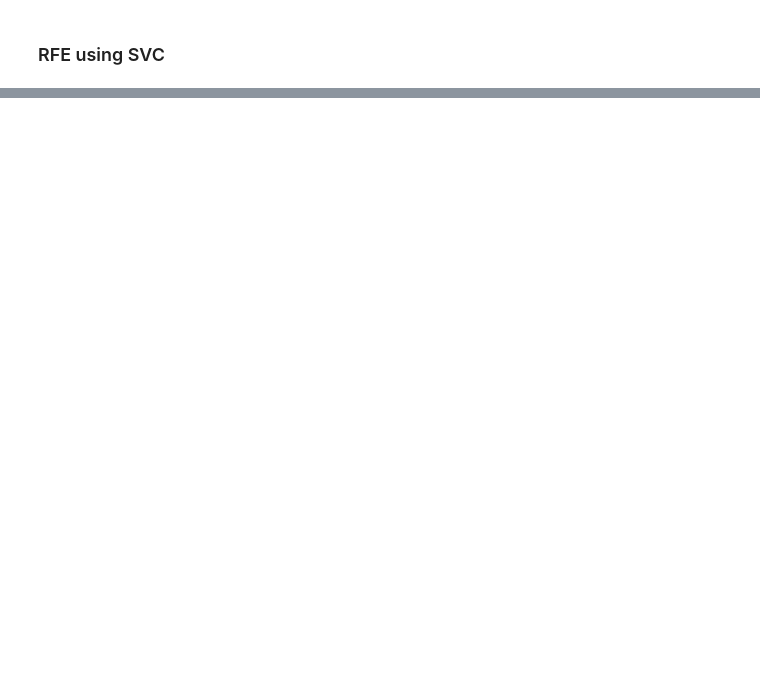
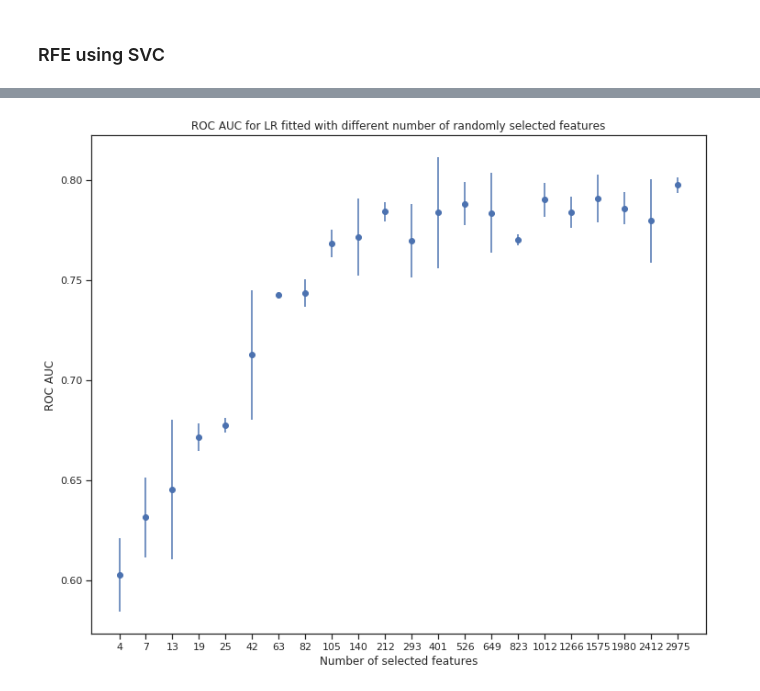
Before and after one commit to sjwilczynski/geneExpr, a Jupyter notebook: FeatureSelection.ipynb, the cells around one changed output, grey strips where cells are left out. Saved outputs shown, nothing was run; the diff lists cells and outputs as text; code cells hidden in the pictures; blank space fills up the shorter version.

```diff
--- a/FeatureSelection.ipynb
+++ b/FeatureSelection.ipynb
@@ -90,3 +113,14 @@ show()
+# %%
+figure(figsize = (12,10))
+stds = [np.std(random_scores[key]) for key in sorted_keys]
+means = [np.mean(random_scores[key]) for key in sorted_keys]
+errorbar([str(x) for x in sorted_keys], means, yerr=stds, linestyle='None', marker='o')
+xlabel('Number of selected features')
+ylabel('ROC AUC')
+title('ROC AUC for LR fitted with different number of randomly selected features')
+show()
+# %% [output]
+[figure, added]
 # %%
 figure(figsize = (12,10))
 scatter([str(x) for x in sorted_keys], [svc_rfe_scores[key] for key in sorted_keys], label='RFE and SVC')
```
Also changed, not shown: parts of 11 cells of this notebook.
